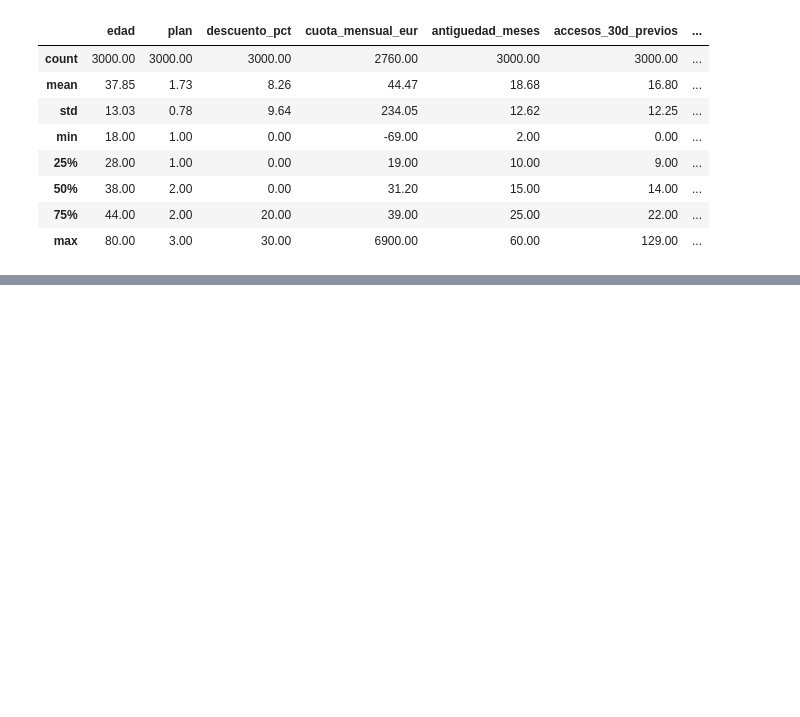
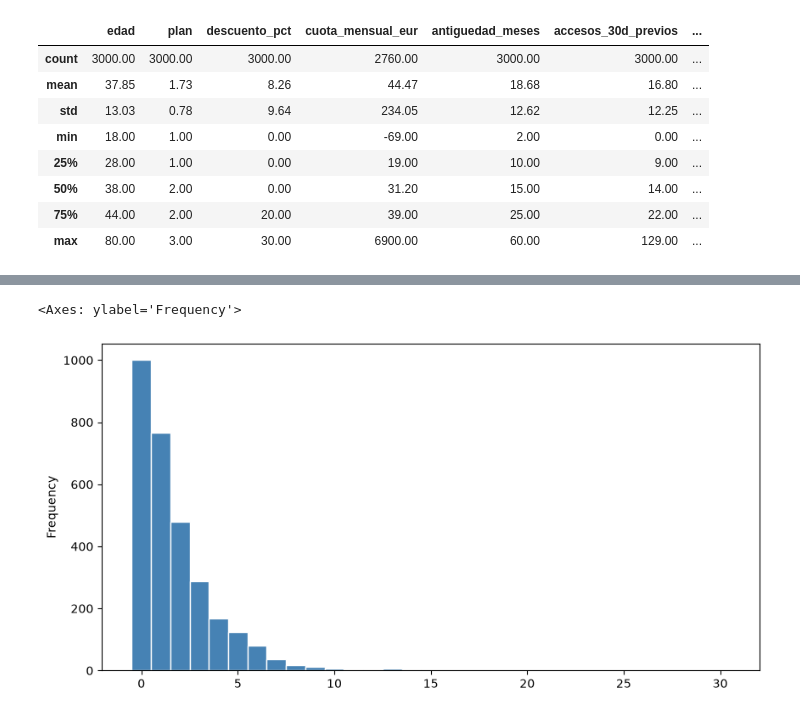
Before and after one commit to BorjaFdz/programacion-ia-alumnos, a Jupyter notebook: 05_Machine_Learning/EJERCICIO_ABANDONO/Abandono_borja.ipynb, the cells around one changed output, grey strips where cells are left out. Cells and saved outputs as stored; diff of their text form; code cells hidden in the pictures; blank space fills up the shorter version.

```diff
--- a/05_Machine_Learning/EJERCICIO_ABANDONO/Abandono_borja.ipynb
+++ b/05_Machine_Learning/EJERCICIO_ABANDONO/Abandono_borja.ipynb
@@ -623,8 +623,8 @@ df[df.satisfaccion.isnull()]
 df['satisfaccion'] = df['satisfaccion'].astype('object')
 
 # 2. Ahora ya puedes aplicar la condición de relleno
-df.loc[(df['satisfaccion'].isna()) & (df['estado_cuenta_31_octubre'] == 'baja'), 'satisfaccion'] = 'baja'
-df.loc[(df['satisfaccion'].isna()) & (df['estado_cuenta_31_octubre'] == 'activa'), 'satisfaccion'] = 'media'
+df.loc[(df['satisfaccion'].isna()) & (df['estado_cuenta_31_octubre'] == 'baja'), 'satisfaccion'] = 1
+df.loc[(df['satisfaccion'].isna()) & (df['estado_cuenta_31_octubre'] == 'activa'), 'satisfaccion'] = 2
 # %%
 df.shape
 # %% [output]
@@ -679,7 +687,7 @@ satisfaccion                  0
 abandona                      0
 dtype: int64
 # %%
-df.provincia = df.provincia.fillna("desconocida")
+df.provincia = df.provincia.fillna("otra")
 # %%
 df.isnull().sum()
 # %% [output]
@@ -715,11 +723,3 @@ df.describe().style.apply(resaltar_tabla, axis=None).format(precision=2)
 | 50% | 38.00 | 2.00 | 0.00 | 31.20 | 15.00 | 14.00 | ... |
 | 75% | 44.00 | 2.00 | 20.00 | 39.00 | 25.00 | 22.00 | ... |
 | max | 80.00 | 3.00 | 30.00 | 6900.00 | 60.00 | 129.00 | ... |
-# %%
-orden_mapeo = {
-    'baja': 1,
-    'media': 2,
-    'alta': 3
-}
-# Aplicamos el mapeo a la columna
-df['satisfaccion'] = df['satisfaccion'].map(orden_mapeo)
@@ -761,0 +754,24 @@ dtype: object
+# %%
+import numpy as np
+
+# 1. Definir los límites lógicos para las horas de uso en 30 días
+# Mínimo: 0 horas, Máximo: 720 horas (24h * 30 días)
+limite_inferior = 0
+limite_superior = 720
+
+# 2. Convertir los valores fuera de rango en NaN
+df.loc[(df['horas_uso_30d'] < limite_inferior) | (df['horas_uso_30d'] > limite_superior), 'horas_uso_30d'] = np.nan
+
+# OPCIÓN C (Avanzada): Imputación condicional o por grupos
+# Por ejemplo, imputar según la mediana del 'plan' o de los 'días_activos_30d'
+df['horas_uso_30d'] = df['horas_uso_30d'].fillna(df.groupby('plan')['horas_uso_30d'].transform('median'))
+# %%
+df["cursos_iniciados_30d"].plot.hist(
+    bins=[i - 0.5 for i in range(32)],
+    figsize=(10, 5),
+    color="steelblue",
+    edgecolor="white",
+)
+# %% [output]
+<Axes: ylabel='Frequency'>
+[figure, added]
```
Also changed, not shown: parts of 37 cells of this notebook.
